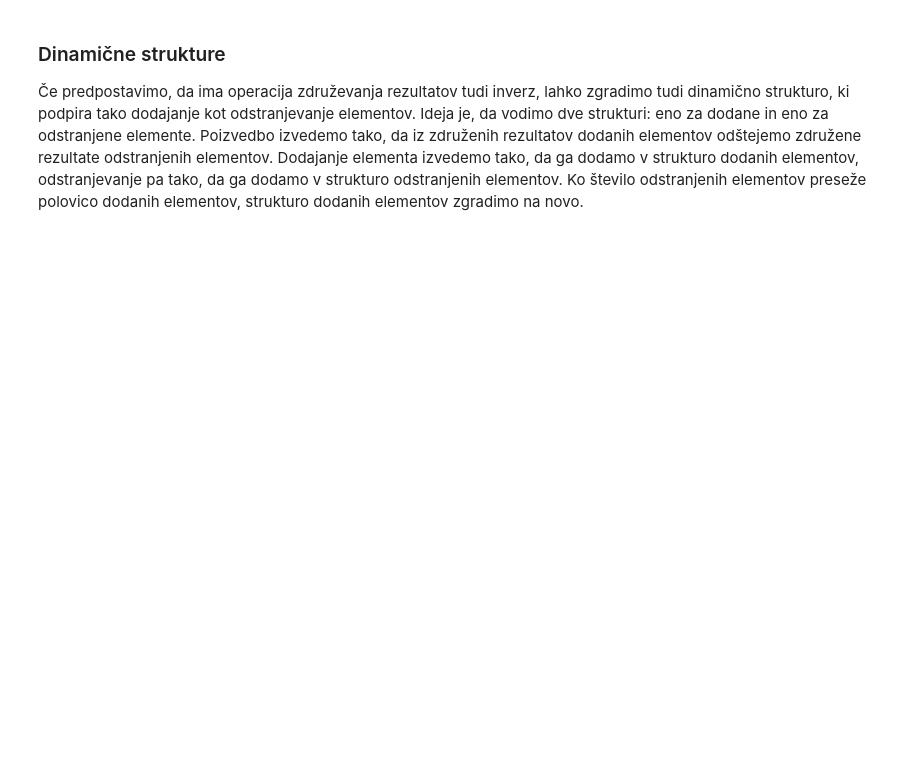
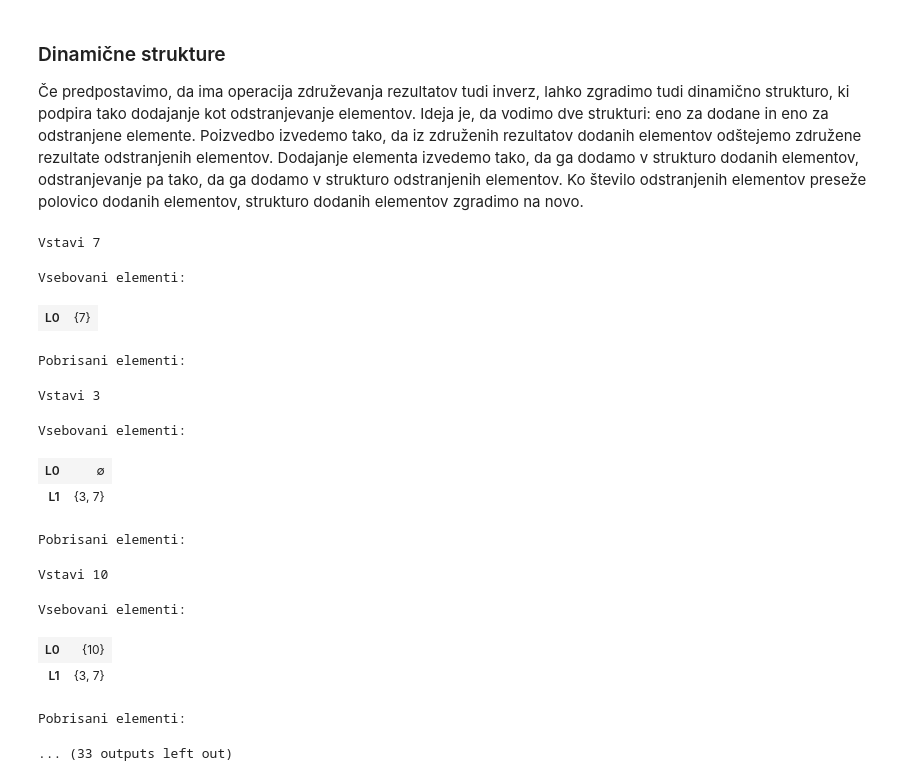
Before and after one commit to matijapretnar/psa-2, a Jupyter notebook: 01-amortizacija/predavanja.ipynb, the cells around one changed output. Drawn from its saved outputs; the diff is of its cells as text; code cells hidden in the pictures; blank space fills up the shorter version.

```diff
--- a/01-amortizacija/predavanja.ipynb
+++ b/01-amortizacija/predavanja.ipynb
@@ -765,6 +763,11 @@ class StaticnaStrukturaZInverzom(StaticnaStruktura):
     def odstrani(rezultat1, rezultat2):
         """Izračunaj inverz združevanja dveh rezultatov."""
         ...
+# %%
+class AliObstajaZ(AliObstaja, StaticnaStrukturaZInverzom):
+    @staticmethod
+    def odstrani(rezultat1, rezultat2):
+        return rezultat1 and not rezultat2
 # %%
 class DinamicnaStruktura:
     def __init__(self, razred):
@@ -799,10 +802,52 @@ class DinamicnaStruktura:
             return None
 
     def popravi(self):
-        pobrisani = set(self._pobrisani.elementi())
-        novi_vsebovani = PoldinamicnaStruktura(self._razred)
-        for element in self._vsebovani.elementi():
-            if element not in pobrisani:
-                novi_vsebovani.vstavi(element)
-        self._vsebovani = novi_vsebovani
-        self._pobrisani = PoldinamicnaStruktura(self._razred)
+        if len(self._pobrisani) > len(self._vsebovani) / 2:
+            pobrisani = set(self._pobrisani.elementi())
+            novi_vsebovani = PoldinamicnaStruktura(self._razred)
+            for element in self._vsebovani.elementi():
+                if element not in pobrisani:
+                    novi_vsebovani.vstavi(element)
+            self._vsebovani = novi_vsebovani
+            self._pobrisani = PoldinamicnaStruktura(self._razred)
+# %%
+struktura = DinamicnaStruktura(AliObstajaZ)
+
+operacije = [
+    ("+", 7),
+    ("+", 3),
+    ("+", 10),
+    ("+", 5),
+    ("-", 3),
+    ("+", 12),
+    ("-", 7),
+    ("+", 3),
+    ("-", 10),
+    ("-", 5),
+]
+
+for op, x in operacije:
+    if op == "+":
+        print(f"Vstavi {x}")
+        struktura.vstavi(x)
+    else:
+        print(f"Pobriši {x}")
+        struktura.pobrisi(x)
+
+    display(struktura)
+# %% [output]
+Vstavi 7
+Vsebovani elementi:
+| L0 | {7} |
+Pobrisani elementi:
+Vstavi 3
+Vsebovani elementi:
+| L0 | ∅ |
+| L1 | {3, 7} |
+Pobrisani elementi:
+Vstavi 10
+Vsebovani elementi:
+| L0 | {10} |
+| L1 | {3, 7} |
+Pobrisani elementi:
+... (33 outputs left out)
```
Also changed, not shown: parts of 6 cells of this notebook.
